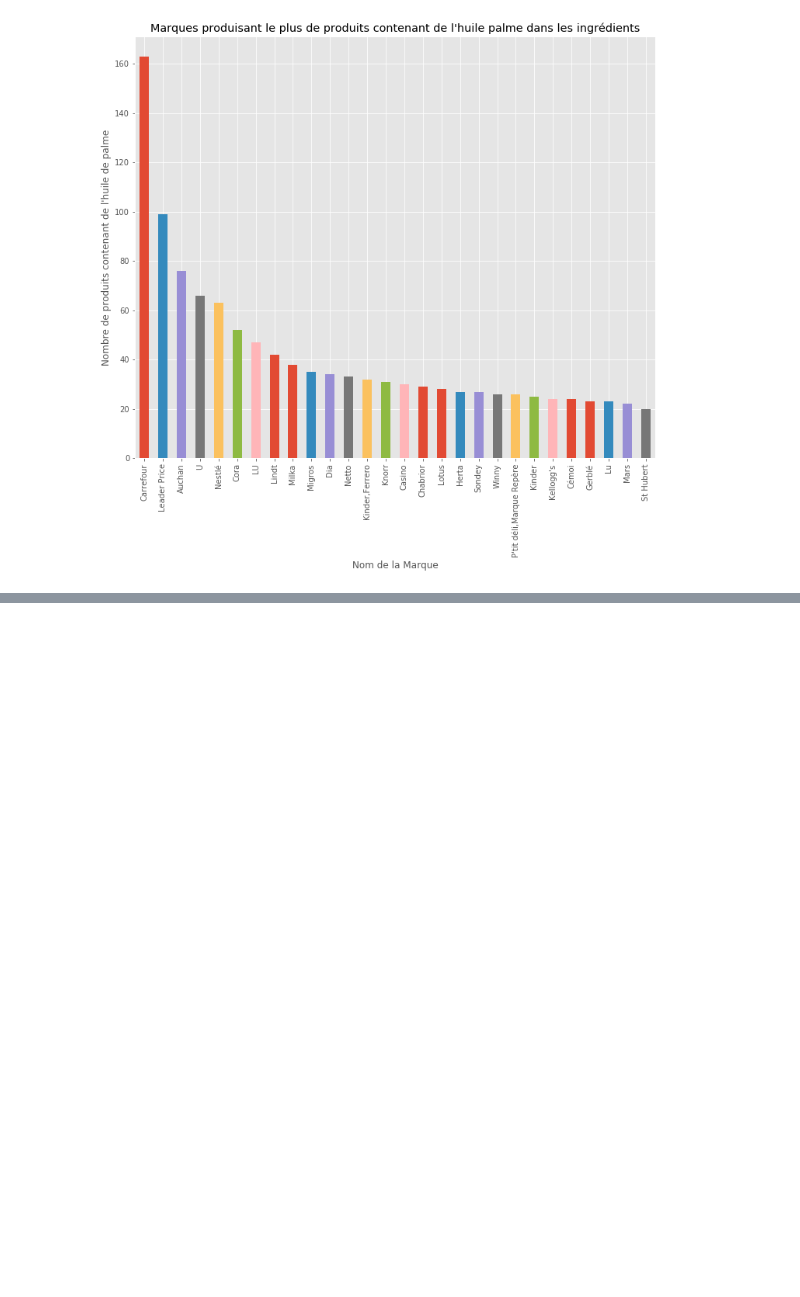
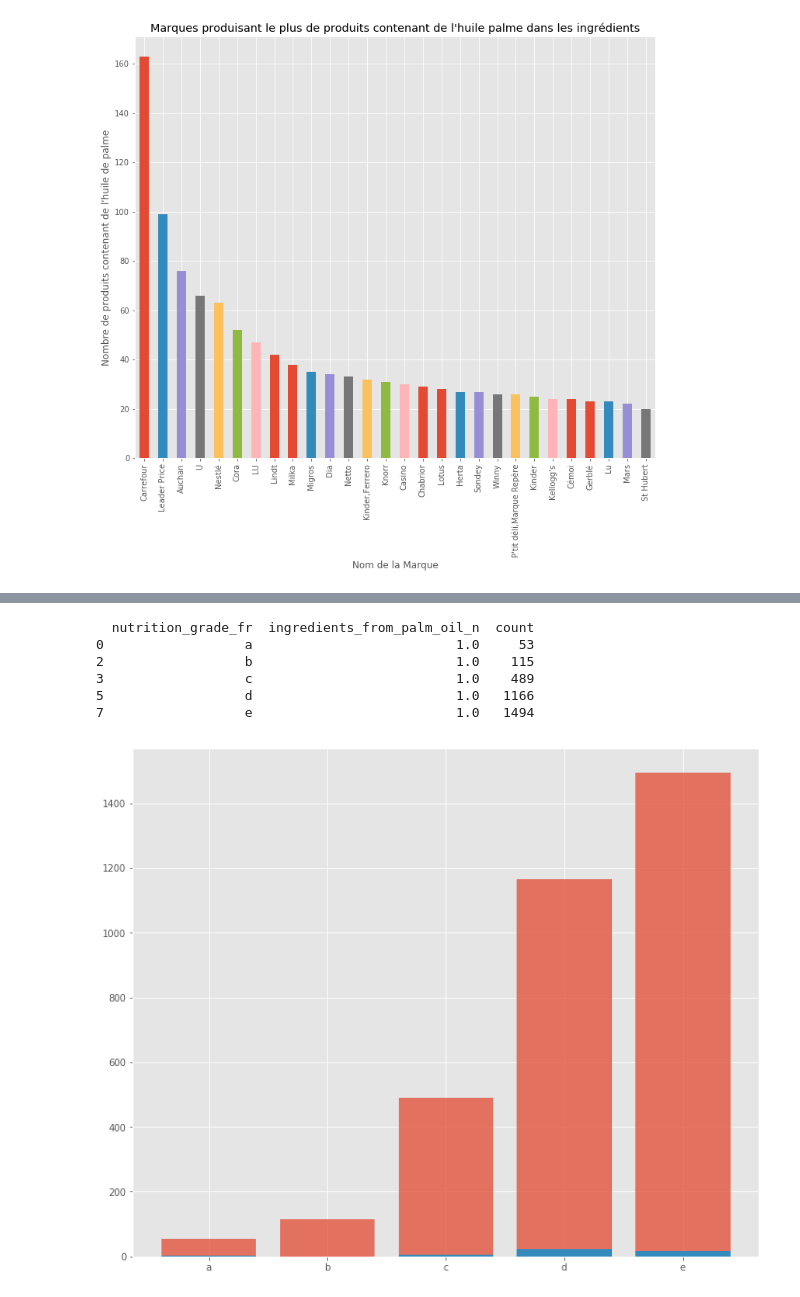
Before and after one commit to reda-bel/NutritionNotebook, a Jupyter notebook: Exploration_Foodfacts.ipynb, the cells around one changed output, grey strips where cells are left out. Saved outputs shown, nothing was run; the diff lists cells and outputs as text; code cells hidden in the pictures; blank space fills up the shorter version.

Commit message:
More graphs

```diff
--- a/Exploration_Foodfacts.ipynb
+++ b/Exploration_Foodfacts.ipynb
@@ -163,0 +159,24 @@ Name: manufacturing_places, Length: 360, dtype: int64
+# %%
+groupby_grade=df_palmoil[['ingredients_from_palm_oil_n','nutrition_grade_fr']].groupby(['nutrition_grade_fr','ingredients_from_palm_oil_n'])
+dfsmall=groupby_grade.size().to_frame().reset_index()
+dfsmall.columns=['nutrition_grade_fr','ingredients_from_palm_oil_n','count']
+print(dfsmall[dfsmall['ingredients_from_palm_oil_n']==1])
+# %% [output]
+  nutrition_grade_fr  ingredients_from_palm_oil_n  count
+0                  a                          1.0     53
+2                  b                          1.0    115
+3                  c                          1.0    489
+5                  d                          1.0   1166
+7                  e                          1.0   1494
+# %%
+y1=dfsmall[dfsmall['ingredients_from_palm_oil_n']==1]['count']
+y2=dfsmall[dfsmall['ingredients_from_palm_oil_n']==2]['count']
+x1=dfsmall[dfsmall['ingredients_from_palm_oil_n']==1]['nutrition_grade_fr']
+x2=dfsmall[dfsmall['ingredients_from_palm_oil_n']==2]['nutrition_grade_fr']
+siz=dfsmall['count']
+plt.figure(figsize=(12,10))
+p1=plt.bar(x1, y1,alpha=0.75)
+p2=plt.bar(x2, y2, alpha=1)
+plt.show()
+# %% [output]
+[figure, added]
```
Also changed, not shown: parts of 3 cells of this notebook.
